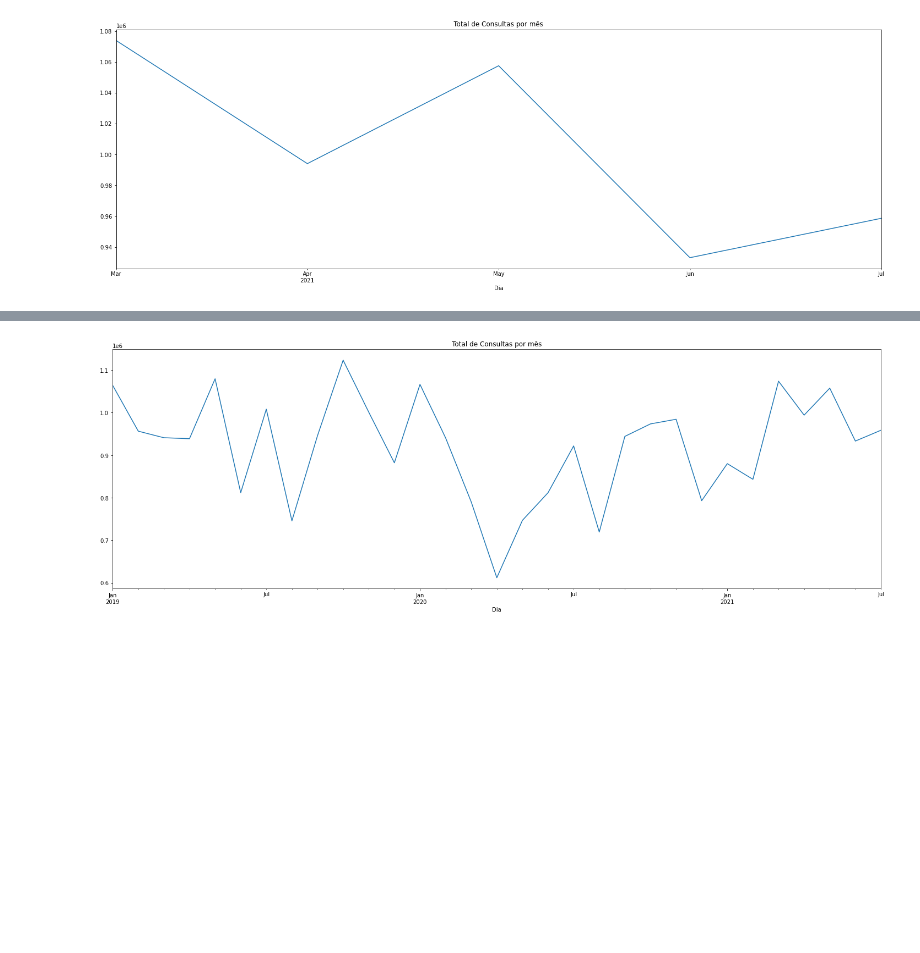
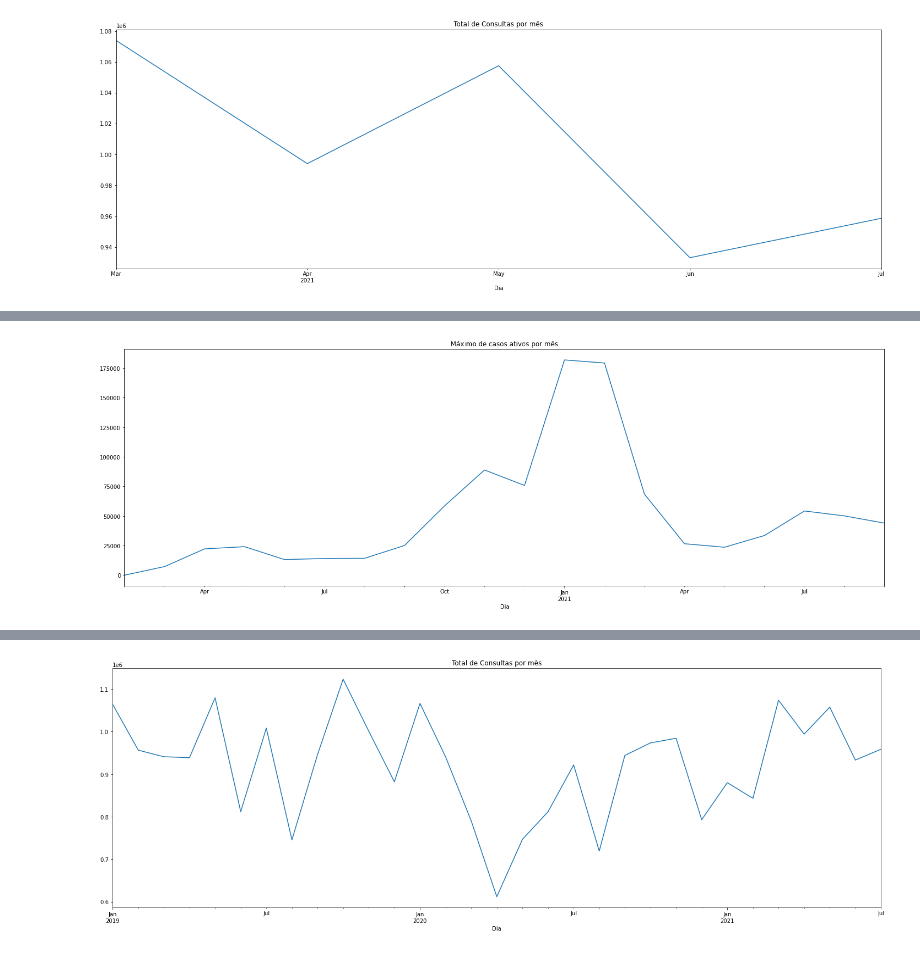
Before and after one commit to zevarela/dssg, a Jupyter notebook: Tutorial_DSSG_2021-06.ipynb, the cells around one changed output, grey strips where cells are left out. Saved outputs shown, nothing was run; the diff lists cells and outputs as text; code cells hidden in the pictures; blank space fills up the shorter version.

```diff
--- a/Tutorial_DSSG_2021-06.ipynb
+++ b/Tutorial_DSSG_2021-06.ipynb
@@ -321,0 +336,4 @@ df_covid.loc[after_rt_inception, rt_cols].plot(title="R(t)", figsize=(25,8));
+# %%
+df_covid["ativos"].groupby(pd.Grouper(freq='M')).max().plot(title="Máximo de casos ativos por mês", figsize=(25,8));
+# %% [output]
+[figure, added]
```
Also changed, not shown: parts of 10 cells of this notebook.
